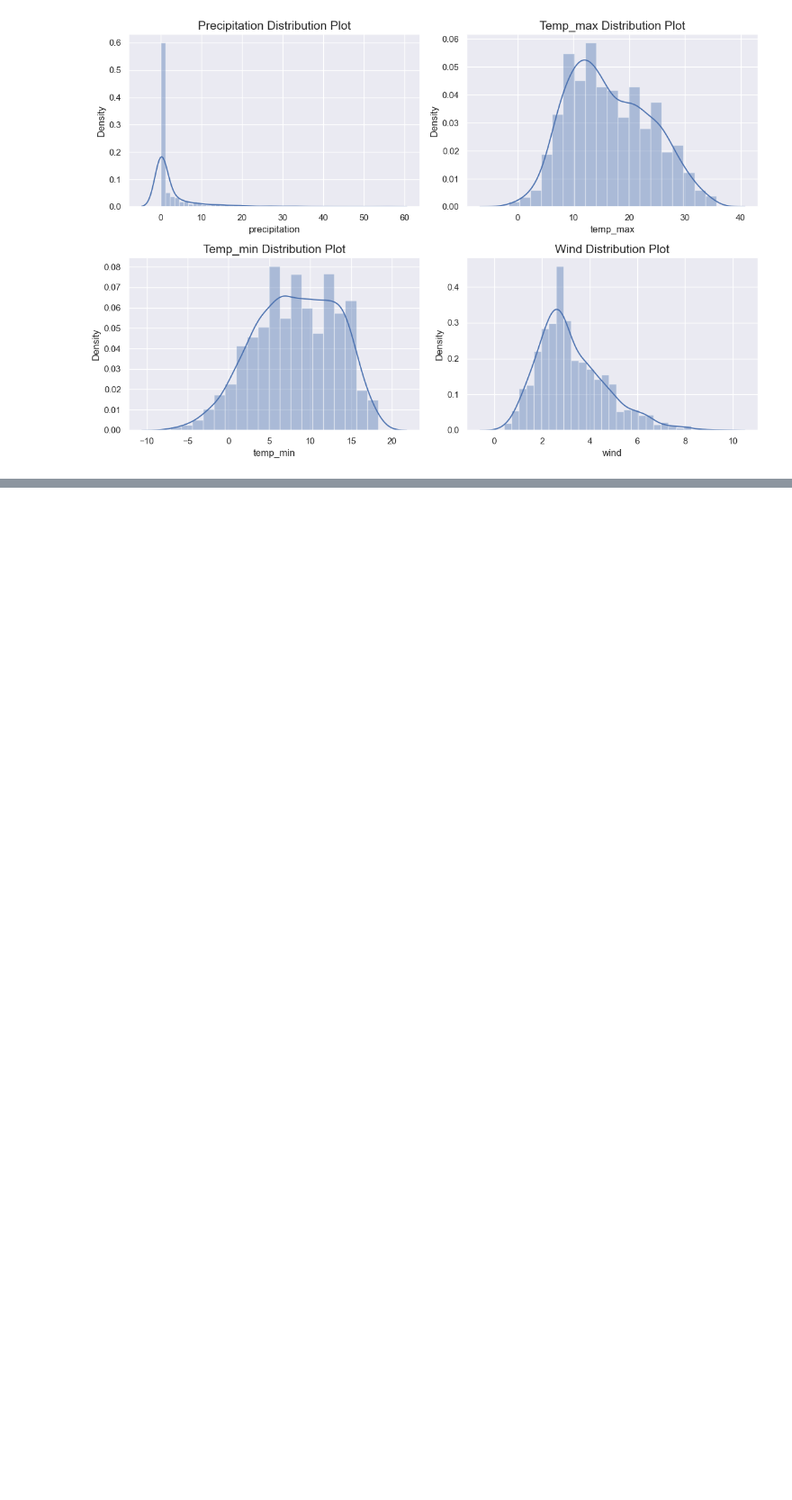
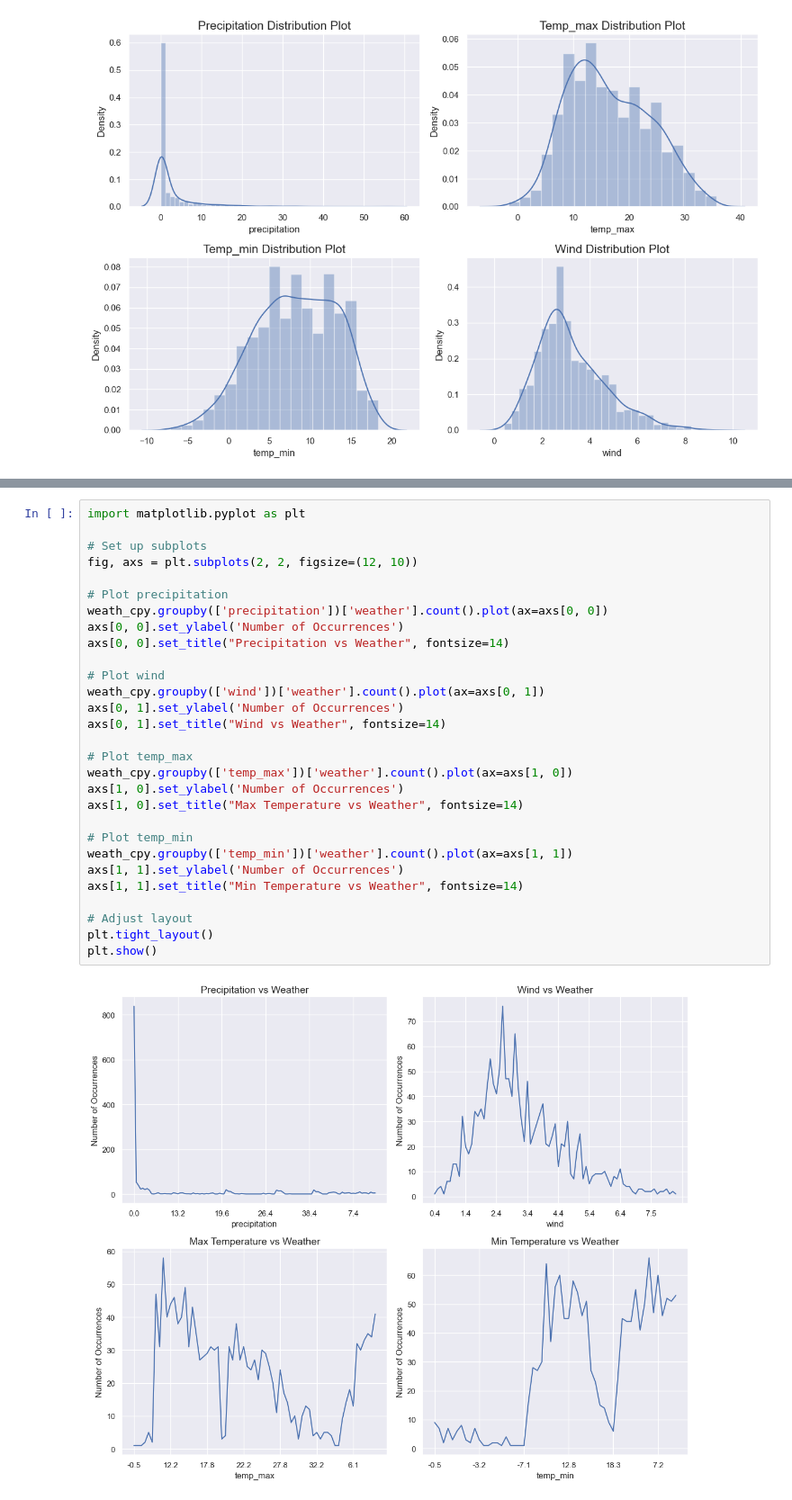
Before and after one commit to shubhangi24kashid/SkyCast, a Jupyter notebook: detection.ipynb, the cells around one changed output, grey strips where cells are left out. Shown at 90% size. Cells and saved outputs as stored; diff of their text form; blank space fills up the shorter version.

Commit message:
Adeed other graphs

```diff
--- a/detection.ipynb
+++ b/detection.ipynb
@@ -359,3 +358,34 @@ for i, var in enumerate(variables):
     axs[i//2, i%2].set_xlabel("")  # Remove x-ax
 # %% [output]
 [figure]
+# %%
+import matplotlib.pyplot as plt
+
+# Set up subplots
+fig, axs = plt.subplots(2, 2, figsize=(12, 10))
+
+# Plot precipitation
+weath_cpy.groupby(['precipitation'])['weather'].count().plot(ax=axs[0, 0])
+axs[0, 0].set_ylabel('Number of Occurrences')
+axs[0, 0].set_title("Precipitation vs Weather", fontsize=14)
+
+# Plot wind
+weath_cpy.groupby(['wind'])['weather'].count().plot(ax=axs[0, 1])
+axs[0, 1].set_ylabel('Number of Occurrences')
+axs[0, 1].set_title("Wind vs Weather", fontsize=14)
+
+# Plot temp_max
+weath_cpy.groupby(['temp_max'])['weather'].count().plot(ax=axs[1, 0])
+axs[1, 0].set_ylabel('Number of Occurrences')
+axs[1, 0].set_title("Max Temperature vs Weather", fontsize=14)
+
+# Plot temp_min
+weath_cpy.groupby(['temp_min'])['weather'].count().plot(ax=axs[1, 1])
+axs[1, 1].set_ylabel('Number of Occurrences')
+axs[1, 1].set_title("Min Temperature vs Weather", fontsize=14)
+
+# Adjust layout
+plt.tight_layout()
+plt.show()
+# %% [output]
+[figure, added]
```
Also changed, not shown: parts of 1 cell of this notebook.
